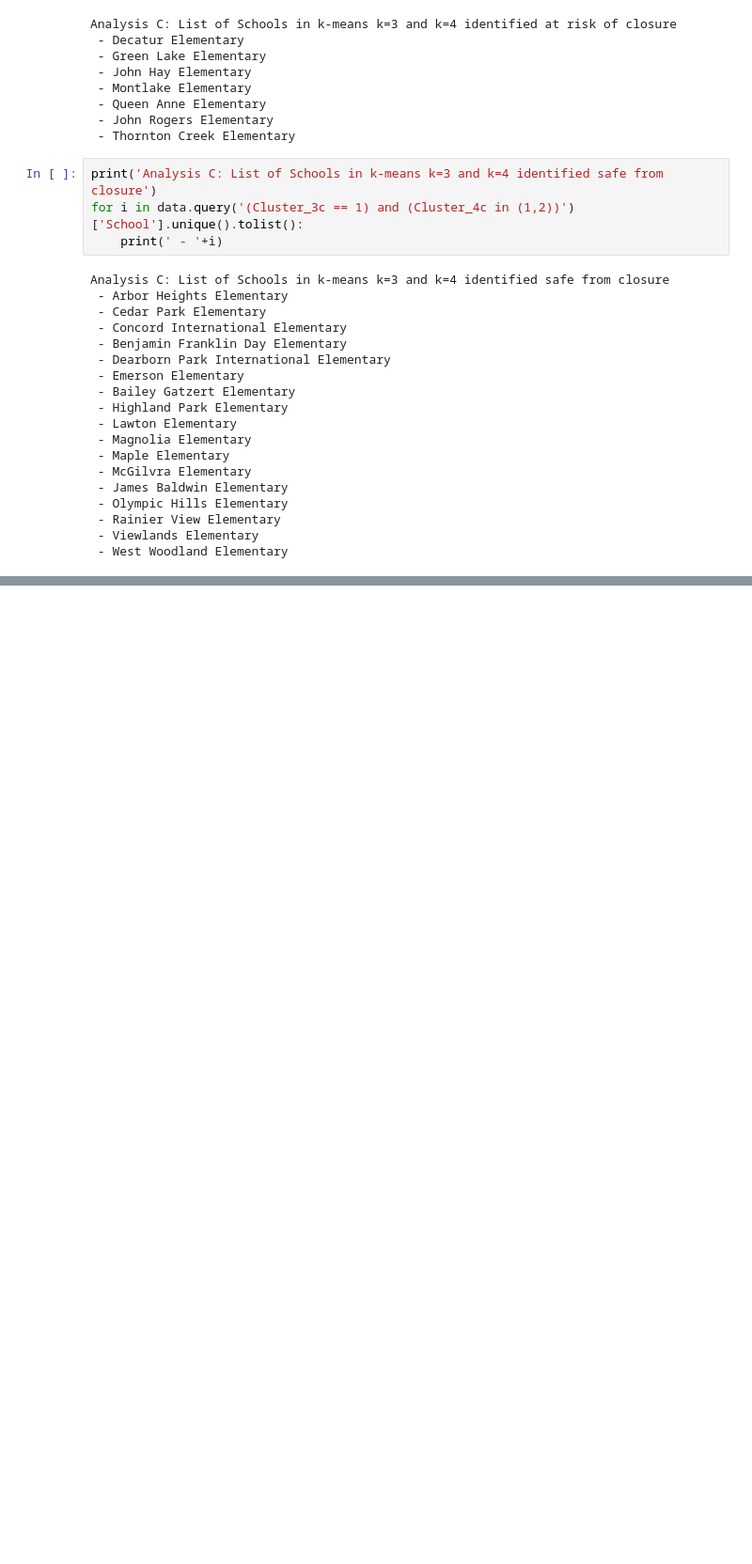
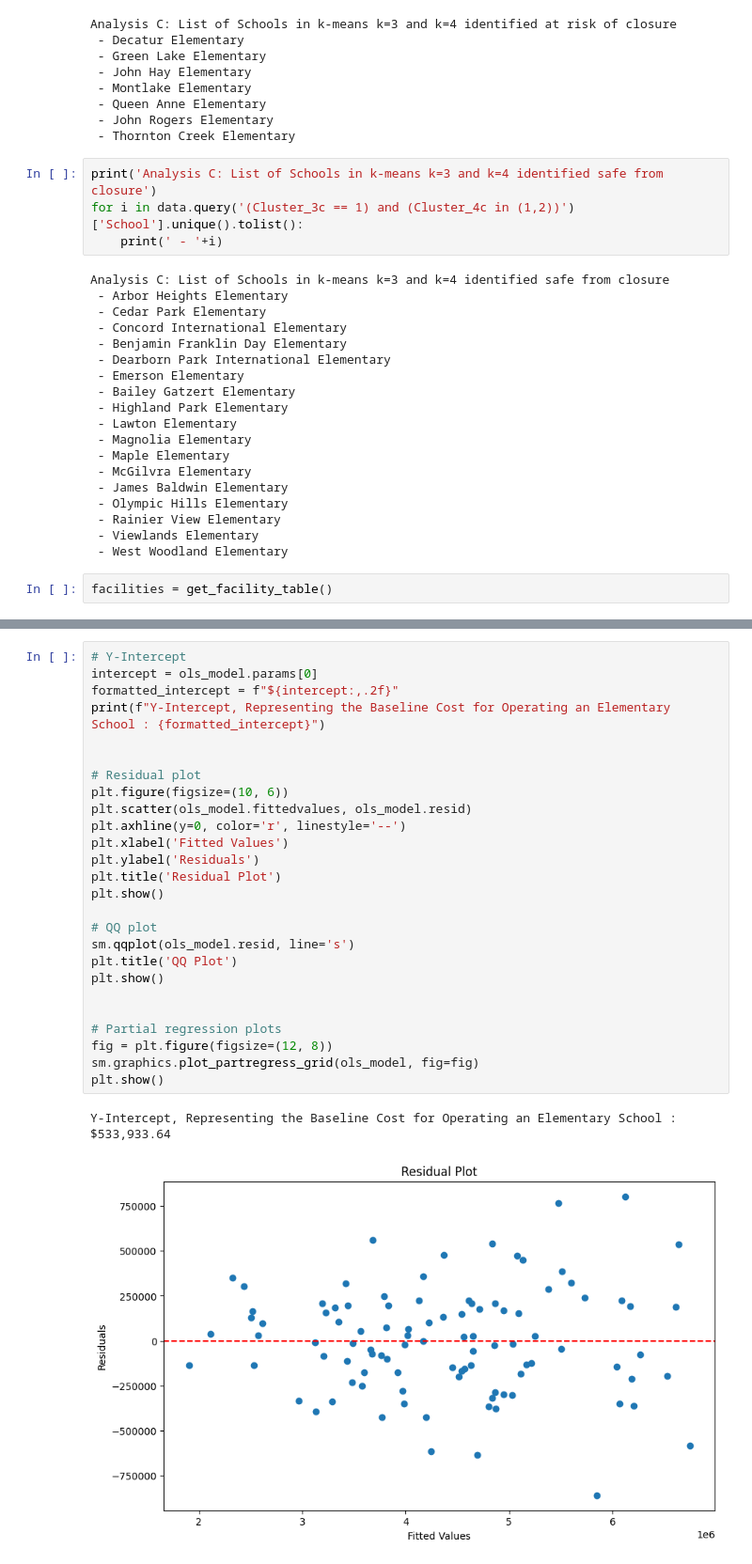
Before and after one commit to chrislydick/sps-budget-analysis, a Jupyter notebook: elementary_school_data_extract.ipynb, the cells around one changed output, grey strips where cells are left out. Shown at 94% size. Drawn from its saved outputs; the diff is of its cells as text; blank space fills up the shorter version.

Commit message:
New Regression on 2023 Budget, Normalization of School Names

```diff
--- a/elementary_school_data_extract.ipynb
+++ b/elementary_school_data_extract.ipynb
@@ -1347,3 +1423,5 @@ Analysis C: List of Schools in k-means k=3 and k=4 identified safe from closure
  - Rainier View Elementary
  - Viewlands Elementary
  - West Woodland Elementary
+# %%
+facilities = get_facility_table()
@@ -1349,0 +1494,29 @@ Analysis C: List of Schools in k-means k=3 and k=4 identified safe from closure
+# %%
+# Y-Intercept
+intercept = ols_model.params[0]
+formatted_intercept = f"${intercept:,.2f}"
+print(f"Y-Intercept, Representing the Baseline Cost for Operating an Elementary School : {formatted_intercept}")
+
+
+# Residual plot
+plt.figure(figsize=(10, 6))
+plt.scatter(ols_model.fittedvalues, ols_model.resid)
+plt.axhline(y=0, color='r', linestyle='--')
+plt.xlabel('Fitted Values')
+plt.ylabel('Residuals')
+plt.title('Residual Plot')
+plt.show()
+
+# QQ plot
+sm.qqplot(ols_model.resid, line='s')
+plt.title('QQ Plot')
+plt.show()
+
+
+# Partial regression plots
+fig = plt.figure(figsize=(12, 8))
+sm.graphics.plot_partregress_grid(ols_model, fig=fig)
+plt.show()
+# %% [output]
+Y-Intercept, Representing the Baseline Cost for Operating an Elementary School : $533,933.64
+[figure, added]
```
Also changed, not shown: parts of 14 cells of this notebook, 4 other files.
